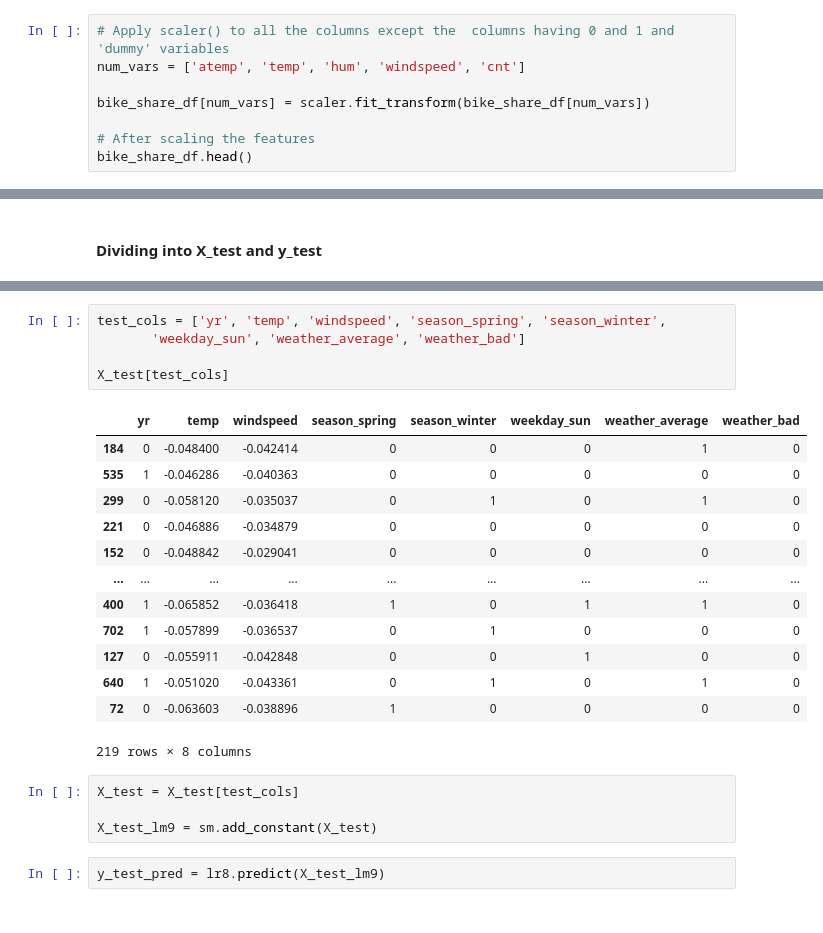
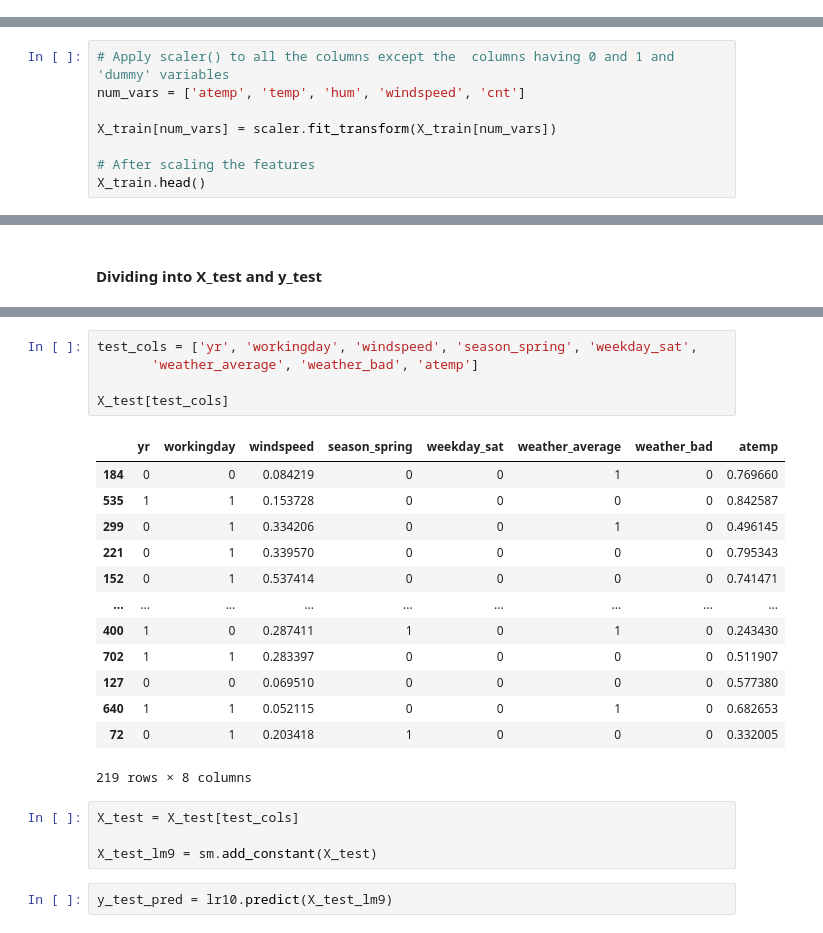
Before and after one commit to rohit2503/bikesharing, a Jupyter notebook: Bike Sharing Prediction.ipynb, the cells around one changed output, grey strips where cells are left out. Cells and saved outputs as stored; diff of their text form.

Commit message:
Corrected the test and train split and data leakage.

```diff
--- a/Bike Sharing Prediction.ipynb
+++ b/Bike Sharing Prediction.ipynb
@@ -564,11 +564,3 @@ Data columns (total 32 columns):
  31  weather_good     730 non-null    uint8
 dtypes: float64(4), int64(4), uint8(24)
 memory usage: 62.9 KB
-# %%
-# Apply scaler() to all the columns except the  columns having 0 and 1 and 'dummy' variables
-num_vars = ['atemp', 'temp', 'hum', 'windspeed', 'cnt']
-
-bike_share_df[num_vars] = scaler.fit_transform(bike_share_df[num_vars])
-
-# After scaling the features
-bike_share_df.head()
@@ -587,3 +571,11 @@ X = bike_share_df
 # Train Test split into 70:30 ratio
 np.random.seed(0)
 X_train, X_test = train_test_split(bike_share_df, train_size=0.7, test_size=0.3, random_state=100)
+# %%
+# Apply scaler() to all the columns except the  columns having 0 and 1 and 'dummy' variables
+num_vars = ['atemp', 'temp', 'hum', 'windspeed', 'cnt']
+
+X_train[num_vars] = scaler.fit_transform(X_train[num_vars])
+
+# After scaling the features
+X_train.head()
@@ -1498,28 +1653,28 @@ X_train_new_9.head()
 # %%
-test_cols = ['yr', 'temp', 'windspeed', 'season_spring', 'season_winter',
-       'weekday_sun', 'weather_average', 'weather_bad']
+test_cols = ['yr', 'workingday', 'windspeed', 'season_spring', 'weekday_sat',
+       'weather_average', 'weather_bad', 'atemp']
 
 X_test[test_cols]
 # %% [output]
-|  | yr | temp | windspeed | season_spring | season_winter | weekday_sun | weather_average | weather_bad |
-| 184 | 0 | -0.048400 | -0.042414 | 0 | 0 | 0 | 1 | 0 |
-| 535 | 1 | -0.046286 | -0.040363 | 0 | 0 | 0 | 0 | 0 |
-| 299 | 0 | -0.058120 | -0.035037 | 0 | 1 | 0 | 1 | 0 |
-| 221 | 0 | -0.046886 | -0.034879 | 0 | 0 | 0 | 0 | 0 |
-| 152 | 0 | -0.048842 | -0.029041 | 0 | 0 | 0 | 0 | 0 |
+|  | yr | workingday | windspeed | season_spring | weekday_sat | weather_average | weather_bad | atemp |
+| 184 | 0 | 0 | 0.084219 | 0 | 0 | 1 | 0 | 0.769660 |
+| 535 | 1 | 1 | 0.153728 | 0 | 0 | 0 | 0 | 0.842587 |
+| 299 | 0 | 1 | 0.334206 | 0 | 0 | 1 | 0 | 0.496145 |
+| 221 | 0 | 1 | 0.339570 | 0 | 0 | 0 | 0 | 0.795343 |
+| 152 | 0 | 1 | 0.537414 | 0 | 0 | 0 | 0 | 0.741471 |
 | ... | ... | ... | ... | ... | ... | ... | ... | ... |
-| 400 | 1 | -0.065852 | -0.036418 | 1 | 0 | 1 | 1 | 0 |
-| 702 | 1 | -0.057899 | -0.036537 | 0 | 1 | 0 | 0 | 0 |
-| 127 | 0 | -0.055911 | -0.042848 | 0 | 0 | 1 | 0 | 0 |
-| 640 | 1 | -0.051020 | -0.043361 | 0 | 1 | 0 | 1 | 0 |
-| 72 | 0 | -0.063603 | -0.038896 | 1 | 0 | 0 | 0 | 0 |
+| 400 | 1 | 0 | 0.287411 | 1 | 0 | 1 | 0 | 0.243430 |
+| 702 | 1 | 1 | 0.283397 | 0 | 0 | 0 | 0 | 0.511907 |
+| 127 | 0 | 0 | 0.069510 | 0 | 0 | 0 | 0 | 0.577380 |
+| 640 | 1 | 1 | 0.052115 | 0 | 0 | 1 | 0 | 0.682653 |
+| 72 | 0 | 1 | 0.203418 | 1 | 0 | 0 | 0 | 0.332005 |
 219 rows × 8 columns
 # %%
 X_test = X_test[test_cols]
 
 X_test_lm9 = sm.add_constant(X_test)
 # %%
-y_test_pred = lr8.predict(X_test_lm9)
+y_test_pred = lr10.predict(X_test_lm9)
 # %%
 # Plotting y_test and y_pred to understand the spread
 
```
Also changed, not shown: parts of 75 cells of this notebook.
